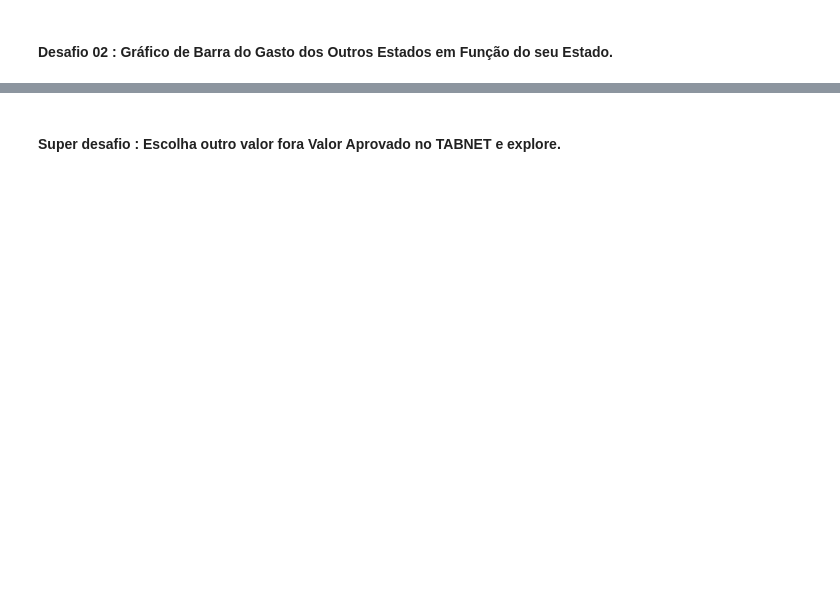
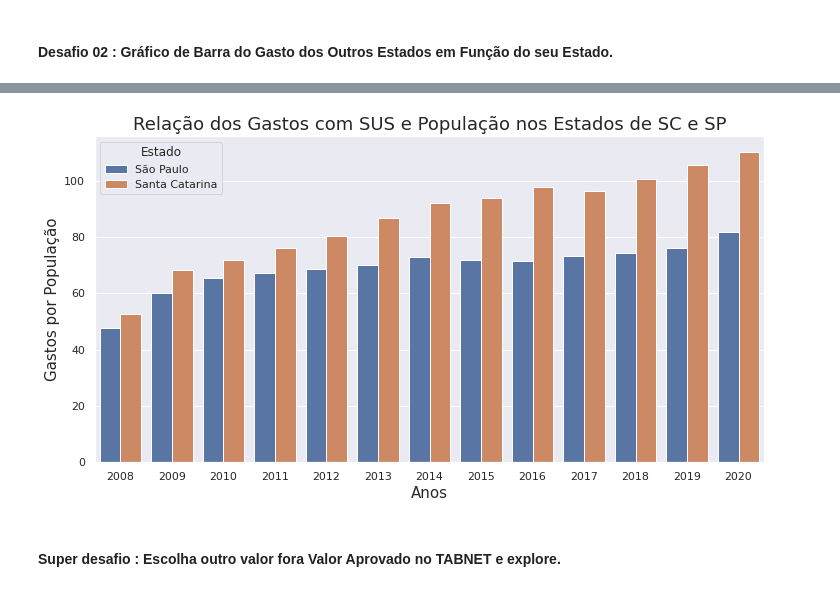
Before and after one commit to gustavolq/Bootcamp-DataScience-Alura, a Jupyter notebook: Modulo_01/Aulas/Analisando_Dados_Saude.ipynb, the cells around one changed output, grey strips where cells are left out. Drawn from its saved outputs; the diff is of its cells as text; code cells hidden in the pictures; blank space fills up the shorter version.

```diff
--- a/Modulo_01/Aulas/Analisando_Dados_Saude.ipynb
+++ b/Modulo_01/Aulas/Analisando_Dados_Saude.ipynb
@@ -609,0 +681,9 @@ gastos_mais_recente.sort_values(ascending = False).plot(kind = 'bar', figsize =
+# %%
+tabela_SP_gastos_pop = gastos_anuais_SP.merge(populacao_sp, left_index=True, right_index=True)
+tabela_SC_gastos_pop = gastos_anuais_SC.merge(populacao_sc, left_index=True, right_index=True)
+
+tabela_SC_gastos_pop['Gastos/Pop'] = tabela_SC_gastos_pop['Gastos_Anuais'] / tabela_SC_gastos_pop['Populacao']
+tabela_SP_gastos_pop['Gastos/Pop'] = tabela_SP_gastos_pop['Gastos_Anuais'] / tabela_SP_gastos_pop['Populacao']
+
+tabela_SC_gastos_pop['Estado'] = 'Santa Catarina'
+tabela_SP_gastos_pop['Estado'] = 'São Paulo'
@@ -609,0 +707,10 @@ gastos_mais_recente.sort_values(ascending = False).plot(kind = 'bar', figsize =
+# %%
+tabela_SP_gastos_pop.reset_index(inplace=True)
+tabela_SC_gastos_pop.reset_index(inplace=True)
+# %%
+tabela_SC_gastos_pop.rename(columns = {'index' : 'Ano'}, inplace = True)
+tabela_SP_gastos_pop.rename(columns = {'index' : 'Ano'}, inplace = True)
+# %%
+tabela_gastos_pop = tabela_SC_gastos_pop.append([tabela_SP_gastos_pop], ignore_index=True)
+tabela_gastos_pop = tabela_gastos_pop.sort_values(['Ano', 'Estado'], ascending=[True, False], ignore_index=True)
+tabela_gastos_pop
@@ -610,2 +735,16 @@ gastos_mais_recente.sort_values(ascending = False).plot(kind = 'bar', figsize =
+# %%
+import seaborn as sns
+sns.set()
+
+plt.figure(figsize=(12,6))
+sns.barplot(data = tabela_gastos_pop, x = 'Ano', y = 'Gastos/Pop', hue = 'Estado')
+
+plt.title('Relação dos Gastos com SUS e População nos Estados de SC e SP', fontsize = 18)
+plt.xlabel('Anos', fontsize = 15)
+plt.ylabel('Gastos por População', fontsize = 15)
+
+plt.show()
+# %% [output]
+[figure, added]
 # %% [markdown]
 #### Super desafio : Escolha outro valor fora Valor Aprovado no TABNET e explore.
```
Also changed, not shown: parts of 20 cells of this notebook.
